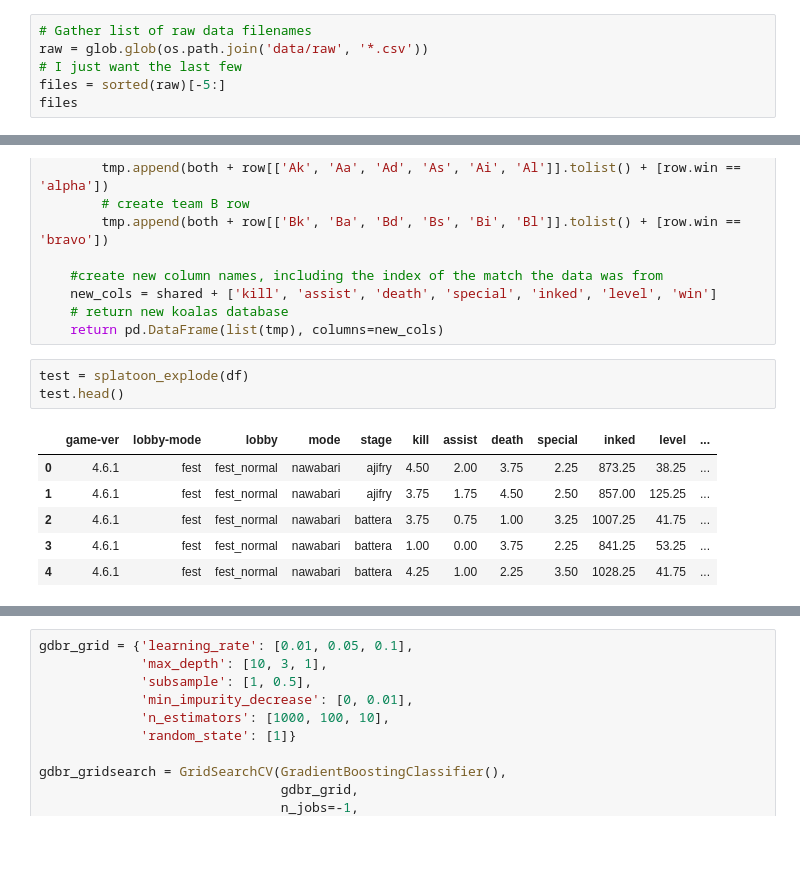
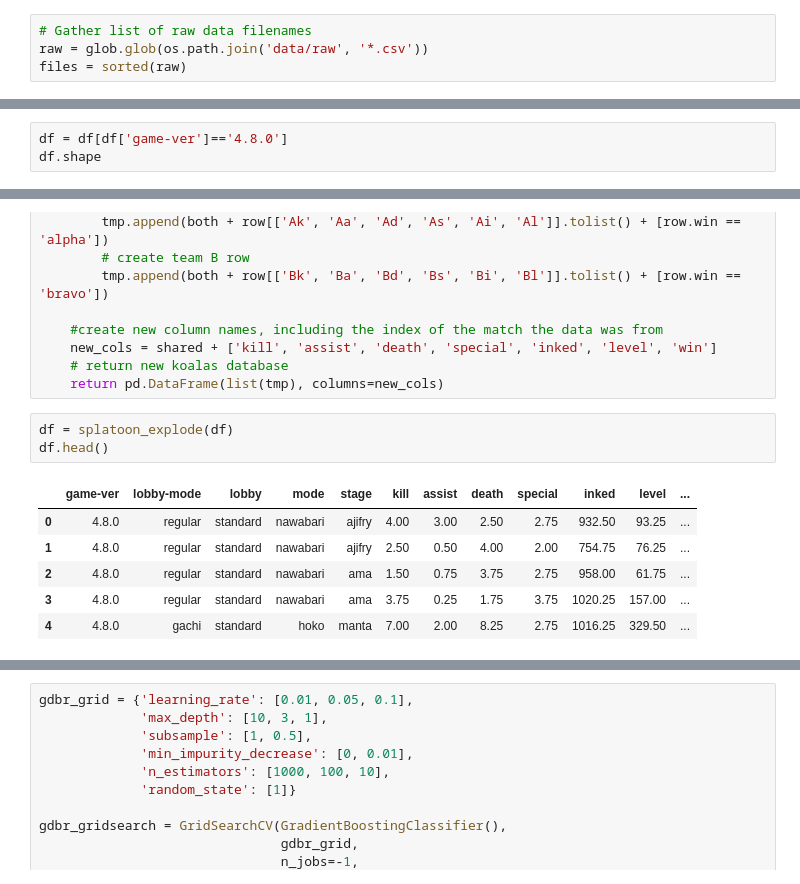
Before and after one commit to Rokushou/Splatoon-2-Meta-Modeling, a Jupyter notebook: Hard Reset.ipynb, the cells around one changed output, grey strips where cells are left out. Cells and saved outputs as stored; diff of their text form; blank space fills up the shorter version.

```diff
--- a/Hard Reset.ipynb
+++ b/Hard Reset.ipynb
@@ -97,6 +98,4 @@ twi_pnk = '#ED438D' #Brilliant raspberry
 # %%
 # Gather list of raw data filenames
 raw = glob.glob(os.path.join('data/raw', '*.csv'))
-# I just want the last few
-files = sorted(raw)[-5:]
-files
+files = sorted(raw)
@@ -113,0 +122,3 @@ df.shape
+# %%
+df = df[df['game-ver']=='4.8.0']
+df.shape
@@ -153,12 +166,12 @@ def splatoon_explode(df):
     # return new koalas database
     return pd.DataFrame(list(tmp), columns=new_cols)
 # %%
-test = splatoon_explode(df)
-test.head()
+df = splatoon_explode(df)
+df.head()
 # %% [output]
 |  | game-ver | lobby-mode | lobby | mode | stage | kill | assist | death | special | inked | level | ... |
-| 0 | 4.6.1 | fest | fest_normal | nawabari | ajifry | 4.50 | 2.00 | 3.75 | 2.25 | 873.25 | 38.25 | ... |
-| 1 | 4.6.1 | fest | fest_normal | nawabari | ajifry | 3.75 | 1.75 | 4.50 | 2.50 | 857.00 | 125.25 | ... |
-| 2 | 4.6.1 | fest | fest_normal | nawabari | battera | 3.75 | 0.75 | 1.00 | 3.25 | 1007.25 | 41.75 | ... |
-| 3 | 4.6.1 | fest | fest_normal | nawabari | battera | 1.00 | 0.00 | 3.75 | 2.25 | 841.25 | 53.25 | ... |
-| 4 | 4.6.1 | fest | fest_normal | nawabari | battera | 4.25 | 1.00 | 2.25 | 3.50 | 1028.25 | 41.75 | ... |
+| 0 | 4.8.0 | regular | standard | nawabari | ajifry | 4.00 | 3.00 | 2.50 | 2.75 | 932.50 | 93.25 | ... |
+| 1 | 4.8.0 | regular | standard | nawabari | ajifry | 2.50 | 0.50 | 4.00 | 2.00 | 754.75 | 76.25 | ... |
+| 2 | 4.8.0 | regular | standard | nawabari | ama | 1.50 | 0.75 | 3.75 | 2.75 | 958.00 | 61.75 | ... |
+| 3 | 4.8.0 | regular | standard | nawabari | ama | 3.75 | 0.25 | 1.75 | 3.75 | 1020.25 | 157.00 | ... |
+| 4 | 4.8.0 | gachi | standard | hoko | manta | 7.00 | 2.00 | 8.25 | 2.75 | 1016.25 | 329.50 | ... |
```
Also changed, not shown: parts of 28 cells of this notebook, 1 other file.
